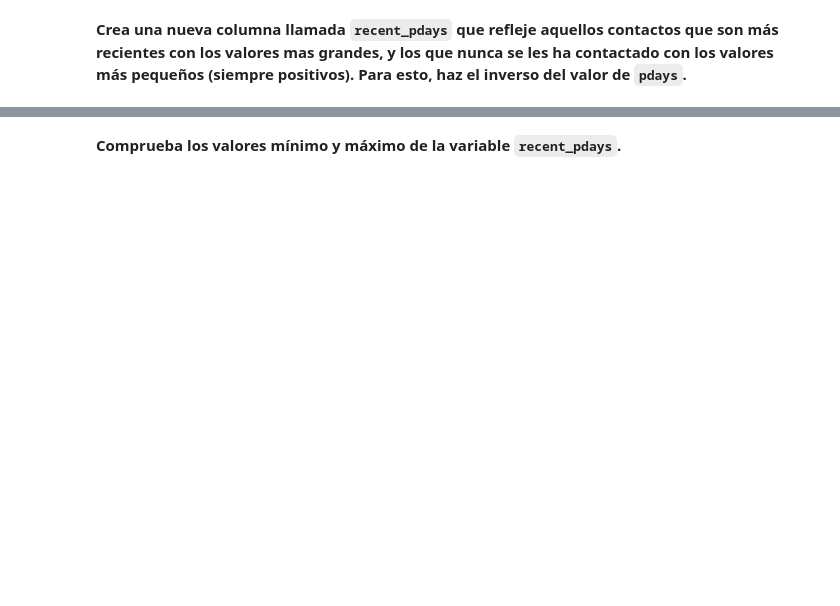
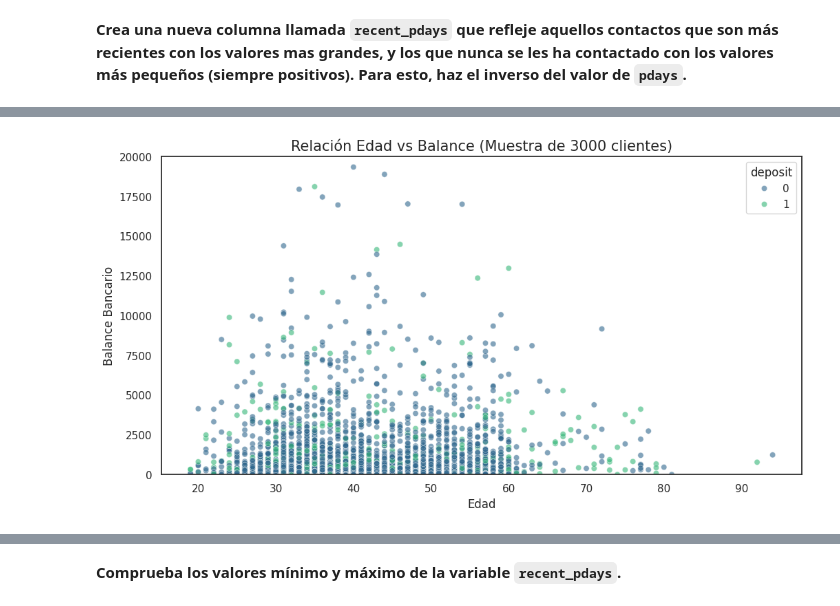
Before and after one commit to financieras/saturdays_ai, a Jupyter notebook: ML_S1_Intro_challenge_v1_1.ipynb, the cells around one changed output, grey strips where cells are left out. Saved outputs shown, nothing was run; the diff lists cells and outputs as text; code cells hidden in the pictures; blank space fills up the shorter version.

```diff
--- a/ML_S1_Intro_challenge_v1_1.ipynb
+++ b/ML_S1_Intro_challenge_v1_1.ipynb
@@ -442,0 +771,11 @@ plt.show()
+# %%
+# Sustituimos los -1 por 10.000 en la columna pdays
+bank_data['pdays'] = bank_data['pdays'].replace(-1, 10000)
+
+# Verificamos los nuevos valores extremos
+print(f"Nuevo valor mínimo de pdays: {bank_data['pdays'].min()}")
+print(f"Nuevo valor máximo de pdays: {bank_data['pdays'].max()}")
+
+# Comprobamos cuántos registros tienen ahora el valor 10.000
+conteo_10k = (bank_data['pdays'] == 10000).sum()
+print(f"Registros marcados como 'hace mucho tiempo' (10.000): {conteo_10k}")
@@ -444,0 +799,18 @@ plt.show()
+# %%
+import seaborn as sns
+import matplotlib.pyplot as plt
+
+plt.figure(figsize=(12, 6))
+
+# Usamos una muestra (sample) de 3000 datos para que el gráfico no esté saturado
+# 'hue' nos permite ver quién compró el depósito
+sns.scatterplot(data=bank_data.sample(3000), x='age', y='balance', hue='deposit',
+                alpha=0.6, palette='viridis')
+
+plt.title('Relación Edad vs Balance (Muestra de 3000 clientes)', fontsize=15)
+plt.xlabel('Edad', fontsize=12)
+plt.ylabel('Balance Bancario', fontsize=12)
+plt.ylim(0, 20000) # Limitamos el eje Y para ver mejor el grueso de la población
+plt.show()
+# %% [output]
+[figure, added]
```
Also changed, not shown: parts of 96 cells of this notebook.
